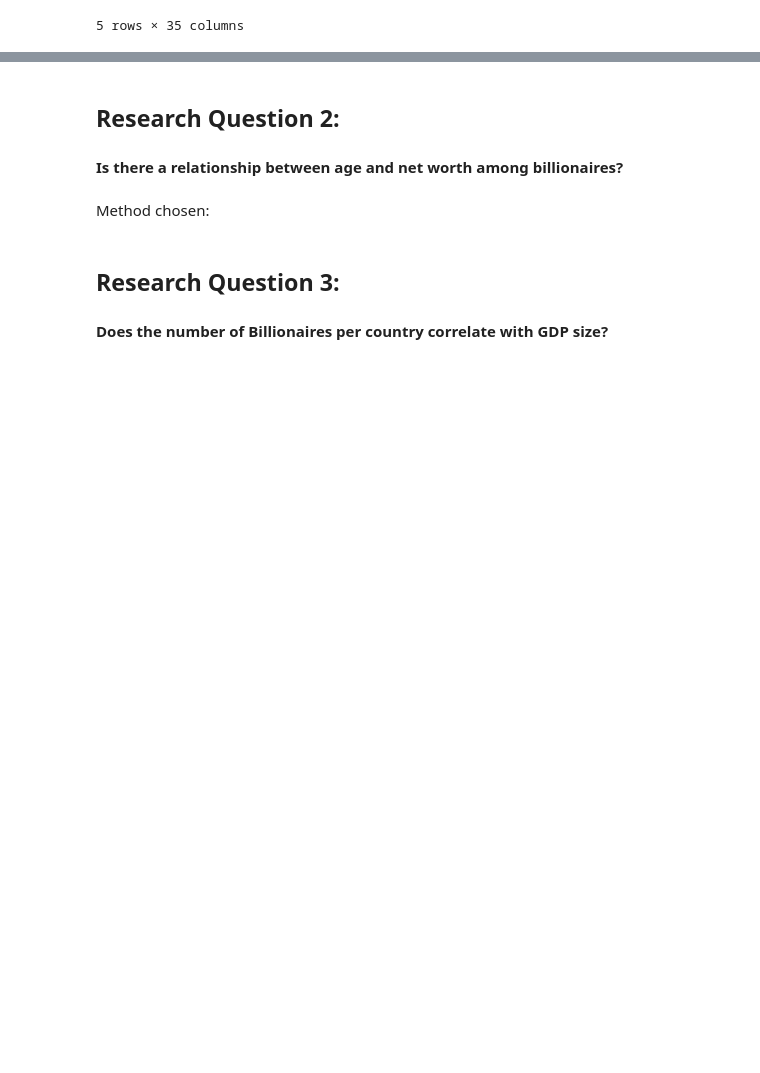
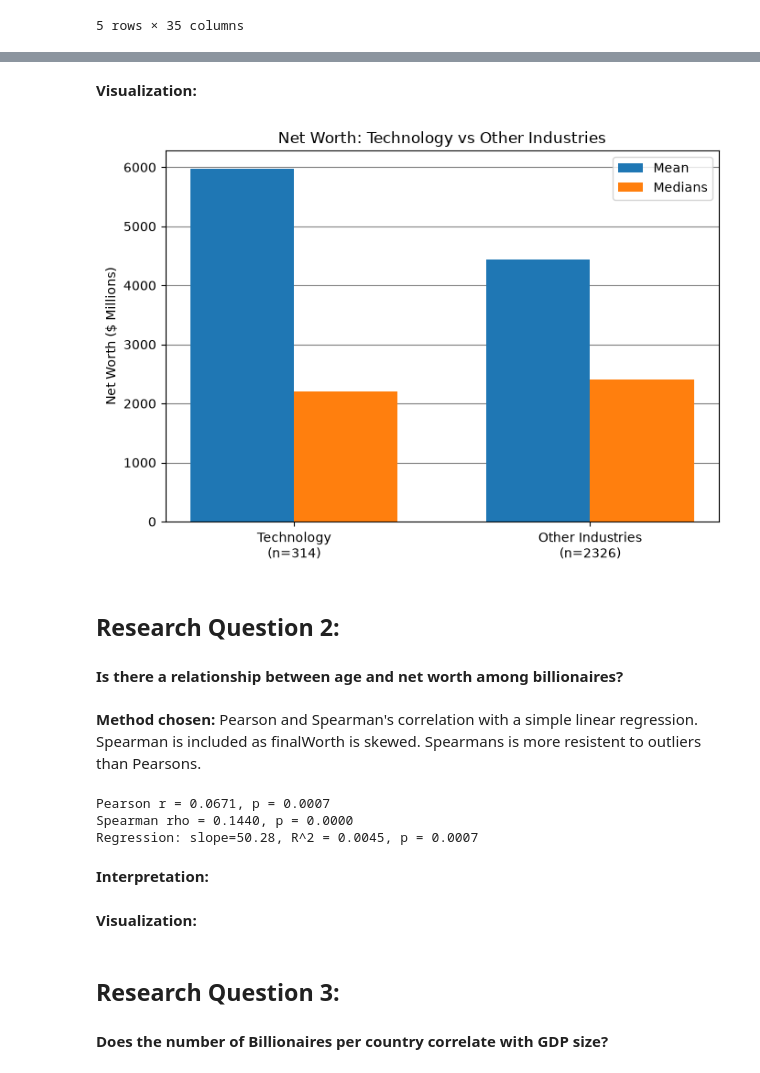
Before and after one commit to warmentr/CECS385-Transdisc-Res-Emer-Tech, a Jupyter notebook: CaseStudy1/CaseStudy1.ipynb, the cells around one changed output, grey strips where cells are left out. Cells and saved outputs as stored; diff of their text form; code cells hidden in the pictures; blank space fills up the shorter version.

```diff
--- a/CaseStudy1/CaseStudy1.ipynb
+++ b/CaseStudy1/CaseStudy1.ipynb
@@ -25,9 +93,52 @@ Method chosen:
+# %% [markdown]
+**Visualization:**
+# %%
+categories = ['Technology\n(n=314)', 'Other Industries\n(n=2326)']
+means = [tech.mean(), other.mean()]
+medians = [tech.median(), other.median()]
+
+x = np.arange(len(categories))
+width = 0.35
+
+fig, ax = plt.subplots(figsize=(7,5))
+ax.bar(x - width/2, means, width, label='Mean')
+ax.bar(x + width/2, medians, width, label='Medians')
+
+ax.set_ylabel('Net Worth ($ Millions)')
+ax.set_title('Net Worth: Technology vs Other Industries')
+ax.set_xticks(x)
+ax.set_xticklabels(categories)
+ax.legend()
+ax.yaxis.grid(True, color='gray', linestyle='-')
+ax.set_axisbelow(True)
+plt.tight_layout()
+plt.show()
+# %% [output]
+[figure, added]
 # %% [markdown]
-## Research Question 2:
+## **Research Question 2:**
 
 #### Is there a relationship between age and net worth among billionaires?
 # %% [markdown]
-Method chosen:
+**Method chosen:** Pearson and Spearman's correlation with a simple linear regression. Spearman is included as finalWorth is skewed. Spearmans is more resistent to outliers than Pearsons.
+# %%
+sub = df[['age', 'finalWorth']].dropna()
+
+pearson_r, pearson_p = stats.pearsonr(sub['age'], sub['finalWorth'])
+spearman_r, spearman_p = stats.spearmanr(sub['age'], sub['finalWorth'])
+slope, intercept, r_value, p_value, std_err = stats.linregress(sub['age'], sub['finalWorth'])
+
+print(f"Pearson r = {pearson_r:.4f}, p = {pearson_p:.4f}")
+print(f"Spearman rho = {spearman_r:.4f}, p = {spearman_p:.4f}")
+print(f"Regression: slope={slope:.2f}, R^2 = {r_value**2:.4f}, p = {p_value:.4f}")
+# %% [output]
+Pearson r = 0.0671, p = 0.0007
+Spearman rho = 0.1440, p = 0.0000
+Regression: slope=50.28, R^2 = 0.0045, p = 0.0007
+# %% [markdown]
+**Interpretation:**
+# %% [markdown]
+**Visualization:**
 # %% [markdown]
 ## Research Question 3:
 
```
Also changed, not shown: parts of 13 cells of this notebook.
